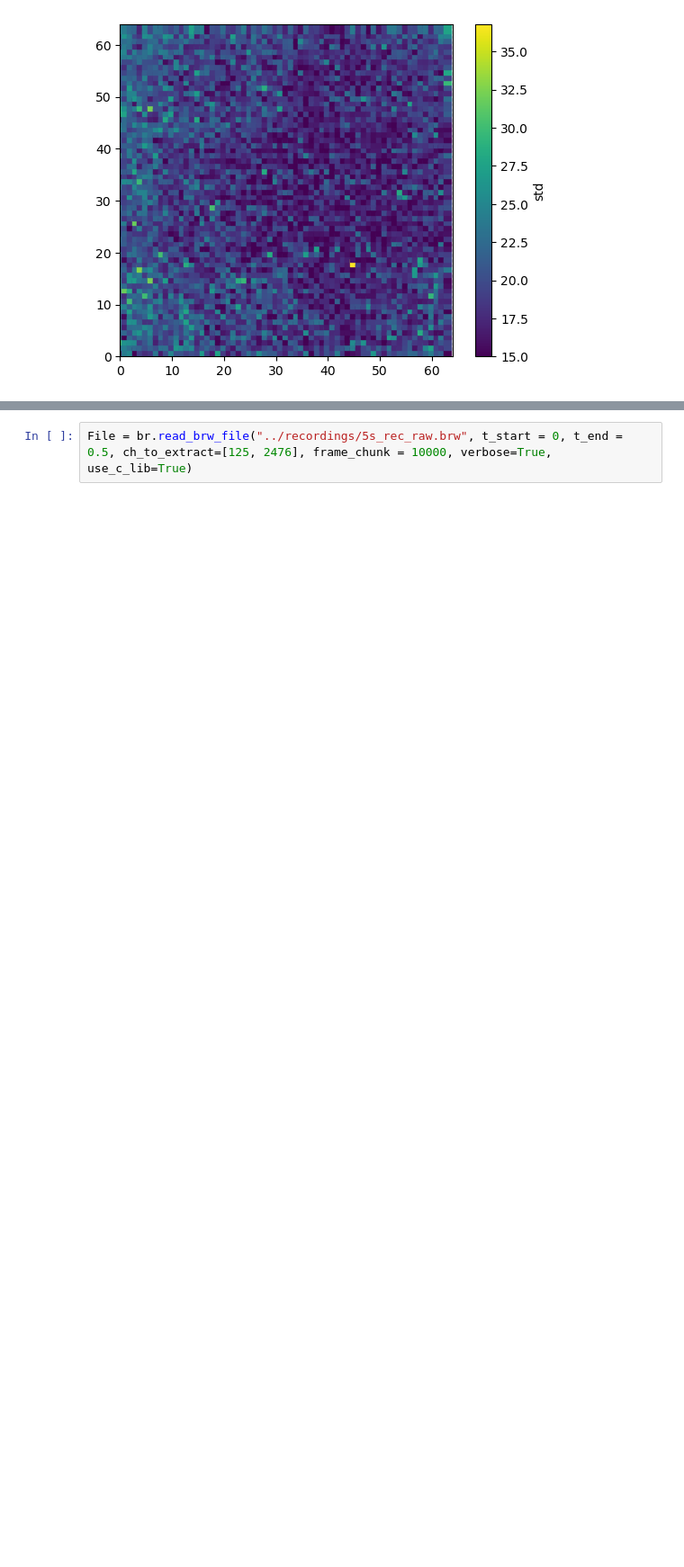
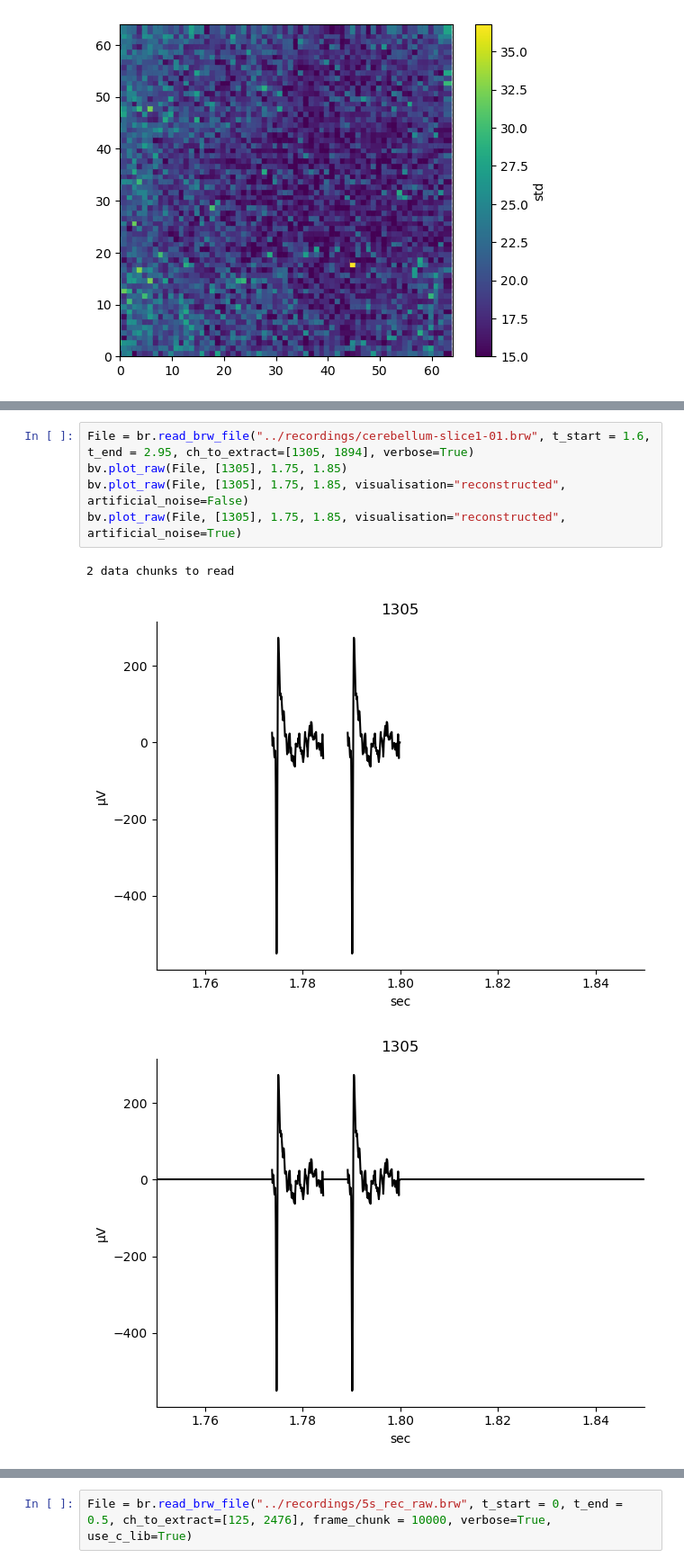
Before and after one commit to JeandeMontigny/beaf, a Jupyter notebook: notebooks/read_brw_files.ipynb, the cells around one changed output, grey strips where cells are left out. Shown at 90% size. Saved outputs shown, nothing was run; the diff lists cells and outputs as text; blank space fills up the shorter version.

```diff
--- a/notebooks/read_brw_files.ipynb
+++ b/notebooks/read_brw_files.ipynb
@@ -284,0 +304,9 @@ NumpyRecording: 1 channels - 1 segments - 19.8kHz - 1.350s
+# %%
+File = br.read_brw_file("../recordings/cerebellum-slice1-01.brw", t_start = 1.6, t_end = 2.95, ch_to_extract=[1305, 1894], verbose=True)
+bv.plot_raw(File, [1305], 1.75, 1.85)
+bv.plot_raw(File, [1305], 1.75, 1.85, visualisation="reconstructed", artificial_noise=False)
+bv.plot_raw(File, [1305], 1.75, 1.85, visualisation="reconstructed", artificial_noise=True)
+# %% [output]
+2 data chunks to read
+[figure, added]
+[figure, added]
```
Also changed, not shown: parts of 5 cells of this notebook.
